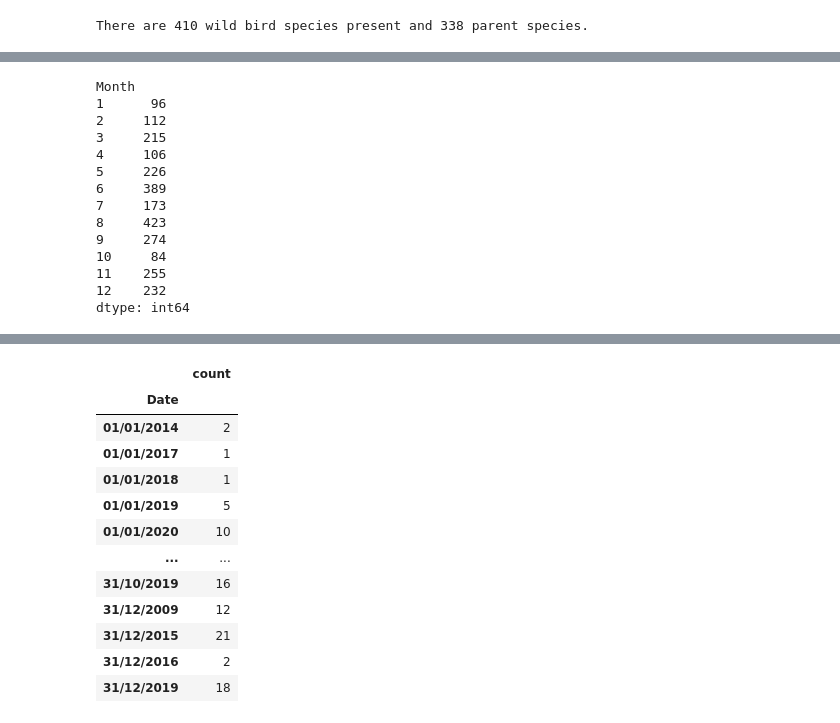
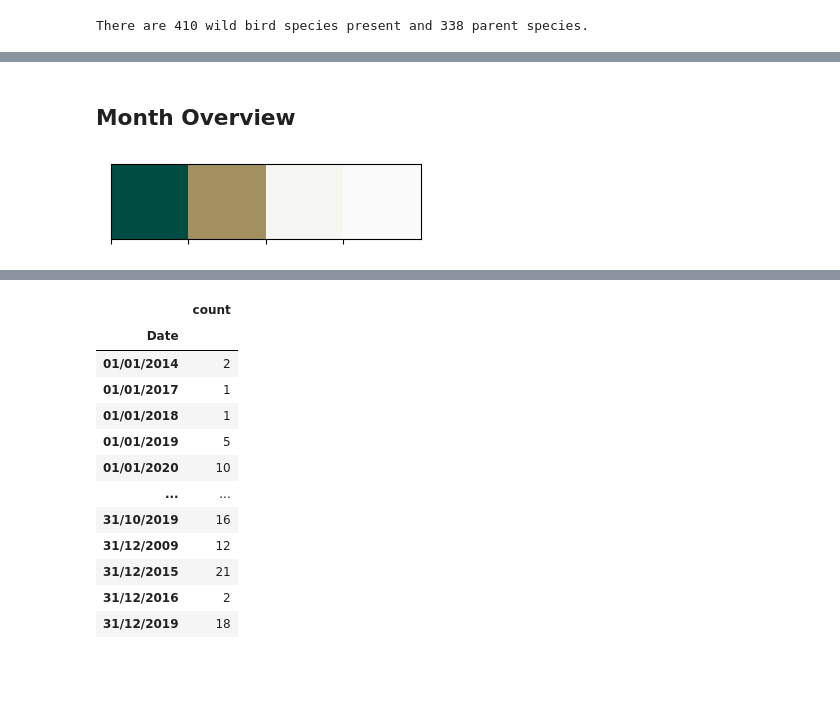
Before and after one commit to pessini/avian-flu-wild-birds-ireland, a Jupyter notebook: Exploratory-Data-Analysis-EDA.ipynb, the cells around one changed output, grey strips where cells are left out. Cells and saved outputs as stored; diff of their text form; code cells hidden in the pictures; blank space fills up the shorter version.

Commit message:
Month Overview

```diff
--- a/Exploratory-Data-Analysis-EDA.ipynb
+++ b/Exploratory-Data-Analysis-EDA.ipynb
@@ -245,18 +235,2 @@ plt.show()
-# %%
-infected_bymonth = infected_birds.groupby('Month').size().sort_index(ascending=True)
-infected_bymonth
-# %% [output]
-Month
-1      96
-2     112
-3     215
-4     106
-5     226
-6     389
-7     173
-8     423
-9     274
-10     84
-11    255
-12    232
-dtype: int64
+# %% [markdown]
+## Month Overview
@@ -263 +259,5 @@ dtype: int64
+# %%
+sns.palplot(['#004D44','#A39161','#F6F6F2','#FBFBFB'])
+# %% [output]
+[figure, added]
 # %%
```
Also changed, not shown: parts of 7 cells of this notebook.
